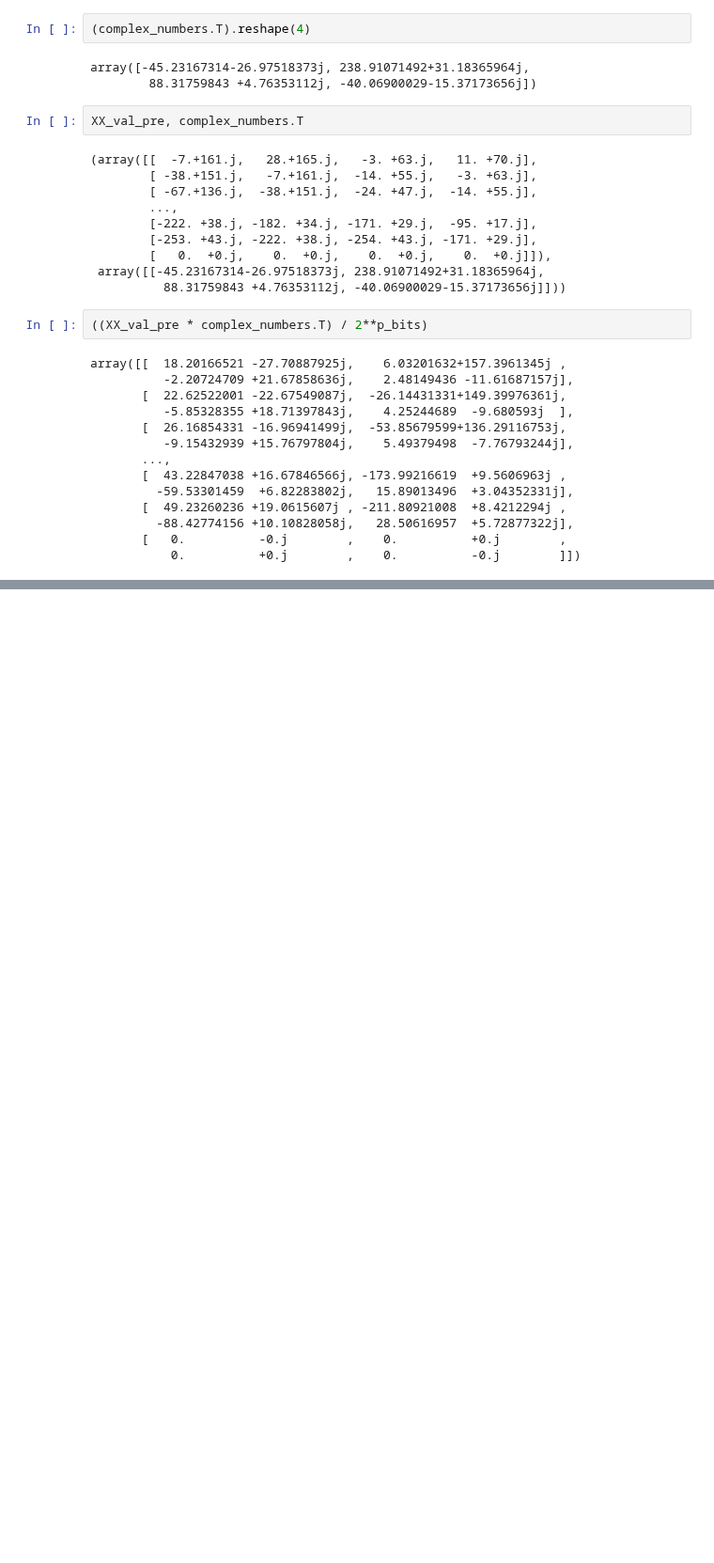
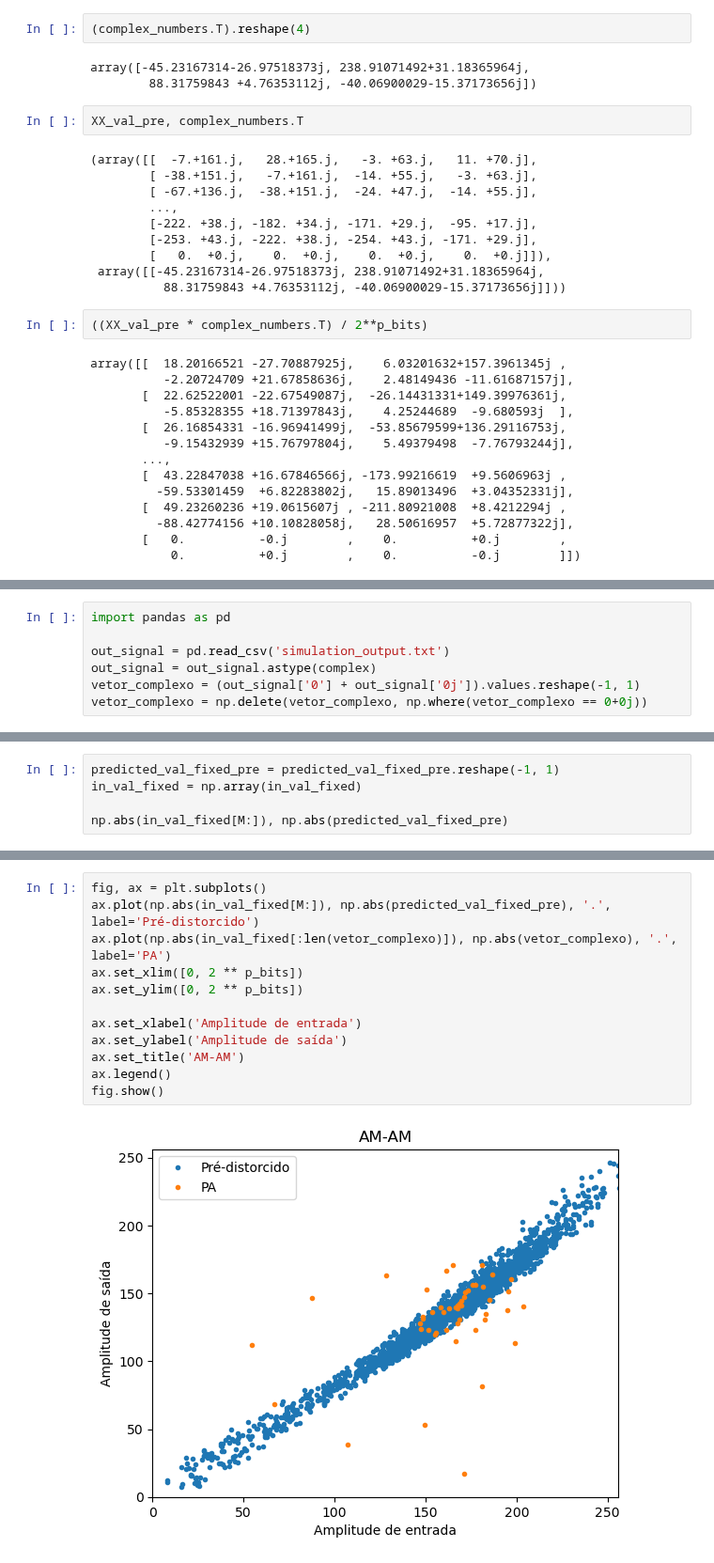
Before and after one commit to Je-Leo-AS/DPD, a Jupyter notebook: at5.ipynb, the cells around one changed output, grey strips where cells are left out. Shown at 94% size. Drawn from its saved outputs; the diff is of its cells as text; blank space fills up the shorter version.

Commit message:
escrevendo dados de output da simulação

```diff
--- a/at5.ipynb
+++ b/at5.ipynb
@@ -419,0 +440,7 @@ Arquivo VHDL 'VHDL\complex_constants.vhd' gerado com sucesso!
+# %%
+import pandas as pd
+
+out_signal = pd.read_csv('simulation_output.txt')
+out_signal = out_signal.astype(complex)
+vetor_complexo = (out_signal['0'] + out_signal['0j']).values.reshape(-1, 1)
+vetor_complexo = np.delete(vetor_complexo, np.where(vetor_complexo == 0+0j))
@@ -419,0 +474,5 @@ Arquivo VHDL 'VHDL\complex_constants.vhd' gerado com sucesso!
+# %%
+predicted_val_fixed_pre = predicted_val_fixed_pre.reshape(-1, 1)
+in_val_fixed = np.array(in_val_fixed)
+
+np.abs(in_val_fixed[M:]), np.abs(predicted_val_fixed_pre)
@@ -419,0 +504,14 @@ Arquivo VHDL 'VHDL\complex_constants.vhd' gerado com sucesso!
+# %%
+fig, ax = plt.subplots()
+ax.plot(np.abs(in_val_fixed[M:]), np.abs(predicted_val_fixed_pre), '.', label='Pré-distorcido')
+ax.plot(np.abs(in_val_fixed[:len(vetor_complexo)]), np.abs(vetor_complexo), '.', label='PA')
+ax.set_xlim([0, 2 ** p_bits])
+ax.set_ylim([0, 2 ** p_bits])
+
+ax.set_xlabel('Amplitude de entrada')
+ax.set_ylabel('Amplitude de saída')
+ax.set_title('AM-AM')
+ax.legend()
+fig.show()
+# %% [output]
+[figure, added]
```
Also changed, not shown: parts of 9 cells of this notebook, 1 other file.
